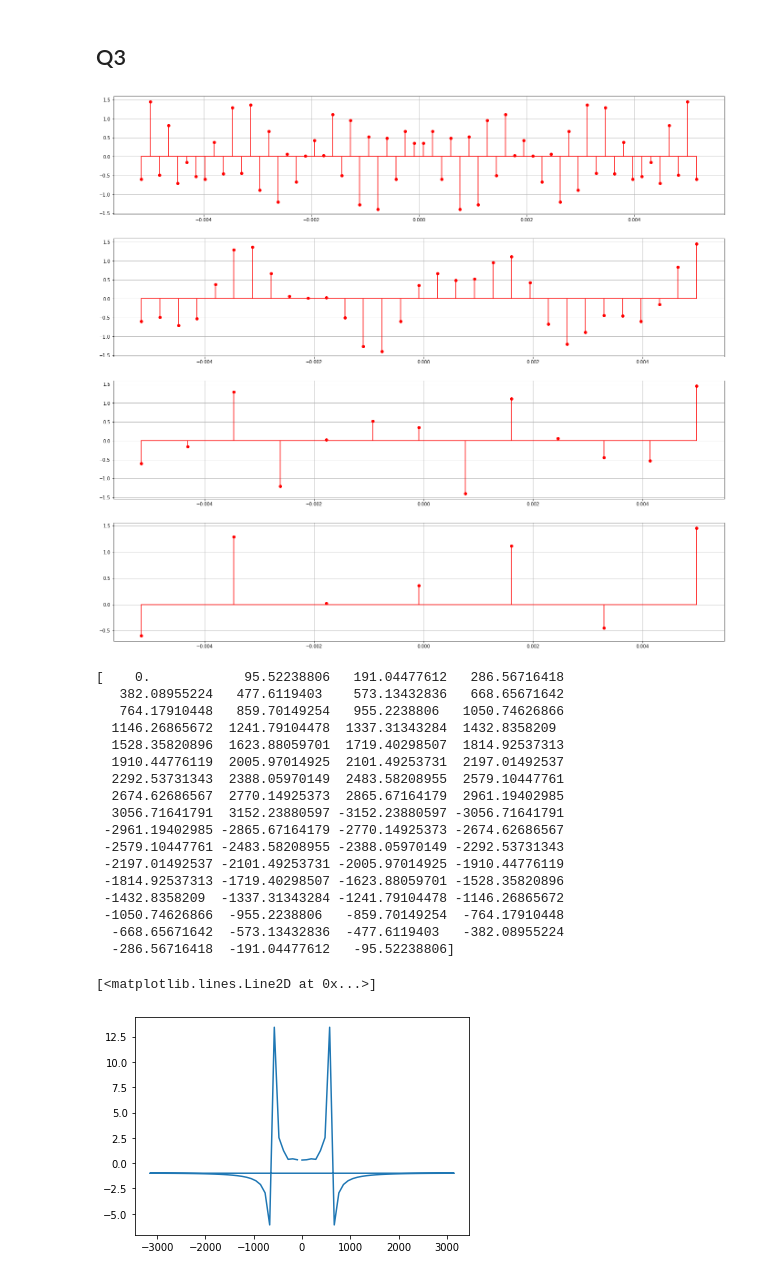
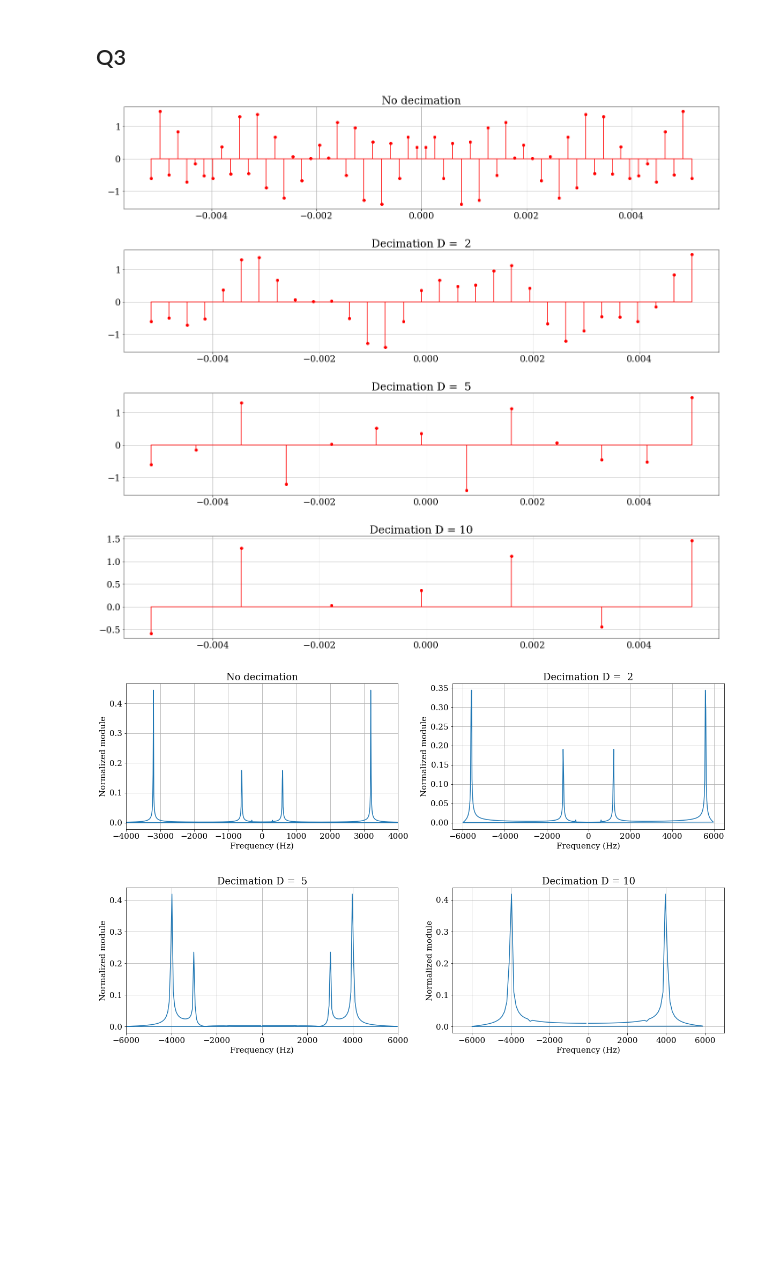
Before and after one commit to CaioRodrigues200/Signal_Processing, a Jupyter notebook: Av1PDS.ipynb, the cells around one changed output. Cells and saved outputs as stored; diff of their text form; code cells hidden in the pictures; blank space fills up the shorter version.

Commit message:
Update 2
Added decimation section

```diff
--- a/Av1PDS.ipynb
+++ b/Av1PDS.ipynb
@@ -162,8 +173,11 @@ t1 = np.linspace(tlimits[0],tlimits[1],tpoints)
 x1 = f(t1) # Sampled signal
 
 figure,ax = plt.subplots(4, 1,figsize=(24,22))
+plt.subplots_adjust(hspace=0.4)
+plt.rc('font',**font)
 
 ax[0].grid(True)
+ax[0].set_title('No decimation')
 markerline, stemline, baseline = ax[0].stem(t1,x1,'red',label = 'Sampling')
 baseline.set_color('red')
 markerline.set_color('red')
@@ -174,6 +188,7 @@ for i in range(len(dec_factors)):
     dx1 = decimate['x']
     dt1 = decimate['t']
 
+    ax[i+1].set_title('Decimation D = {:2.0f}'.format(dec_factors[i]))
     ax[i+1].grid(True)
     markerline, stemline, baseline = ax[i+1].stem(dt1,dx1,'red',label = 'Sampling')
     baseline.set_color('red')
@@ -181,29 +196,47 @@ for i in range(len(dec_factors)):
 
 warnings.filterwarnings("ignore")
 # %% [output]
-[figure, old version]
+[figure, new version]
-# %%
-X = np.fft.fft(x1)
-Xf = np.fft.fftfreq(np.size(x1),1/Fs)
-print(Xf)
-plt.plot(Xf,X)
-# %% [output]
-[    0.            95.52238806   191.04477612   286.56716418
-   382.08955224   477.6119403    573.13432836   668.65671642
-   764.17910448   859.70149254   955.2238806   1050.74626866
-  1146.26865672  1241.79104478  1337.31343284  1432.8358209
-  1528.35820896  1623.88059701  1719.40298507  1814.92537313
-  1910.44776119  2005.97014925  2101.49253731  2197.01492537
-  2292.53731343  2388.05970149  2483.58208955  2579.10447761
-  2674.62686567  2770.14925373  2865.67164179  2961.19402985
-  3056.71641791  3152.23880597 -3152.23880597 -3056.71641791
- -2961.19402985 -2865.67164179 -2770.14925373 -2674.62686567
- -2579.10447761 -2483.58208955 -2388.05970149 -2292.53731343
- -2197.01492537 -2101.49253731 -2005.97014925 -1910.44776119
- -1814.92537313 -1719.40298507 -1623.88059701 -1528.35820896
- -1432.8358209  -1337.31343284 -1241.79104478 -1146.26865672
- -1050.74626866  -955.2238806   -859.70149254  -764.17910448
-  -668.65671642  -573.13432836  -477.6119403   -382.08955224
-  -286.56716418  -191.04477612   -95.52238806]
-[<matplotlib.lines.Line2D at 0x...>]
-[figure, removed]
+# %%
+TPFactor = 8 # Time Period factor
+FsFactor = 2 # Sampling Frequency factor
+
+LimDiff = (tlimits[1]-tlimits[0])*(TPFactor-1)/2
+tlimits3 = [tlimits[0]-LimDiff , tlimits[1]+LimDiff]
+Fs3 = FsFactor * Fs
+tpoints3 = int(np.floor((tlimits3[1]-tlimits3[0]) * Fs3)) + 1
+
+t3 = np.linspace(tlimits3[0],tlimits3[1],tpoints3)
+x3 = f(t3) # Sampled signal
+
+X = np.fft.fft(x3)/tpoints3
+Xf = np.fft.fftfreq(tpoints3,1/Fs3)
+fig,ax = plt.subplots(2,2,figsize=(20,12))
+plt.subplots_adjust(hspace=0.4)
+plt.rc('font',**font2)
+ax[0][0].grid(True)
+ax[0][0].plot(Xf,abs(X))
+ax[0][0].set_title('No decimation')
+ax[0][0].set_ylabel('Normalized module')
+ax[0][0].set_xlabel('Frequency (Hz)')
+ax[0][0].set_xlim(-4000,4000)
+
+dec_factors = [2,5,10]
+xlims = [[-6500,6500],[-6000,6000],[-7000,7000]]
+for i in range(len(dec_factors)):
+    decimate = decimation(list(x3),list(t3),dec_factors[i])
+    dx3 = decimate['x']
+    dt3 = decimate['t']
+
+    win = [int( (i+1)/2 ) , int( (i+1)%2 )] # Window
+    ax[win[0]][win[1]].set_title('Decimation D = {:2.0f}'.format(dec_factors[i]))
+    ax[win[0]][win[1]].grid(True)
+
+    X3 = np.fft.fft(dx3)/len(dx3)
+    X3f = np.fft.fftfreq(len(dx3),1/Fs3)
+    ax[win[0]][win[1]].plot(X3f,abs(X3))
+    ax[win[0]][win[1]].set_ylabel('Normalized module')
+    ax[win[0]][win[1]].set_xlabel('Frequency (Hz)')
+    ax[win[0]][win[1]].set_xlim(xlims[i][0],xlims[i][1])
+# %% [output]
+[figure, added]
```
Also changed, not shown: parts of 4 cells of this notebook.
